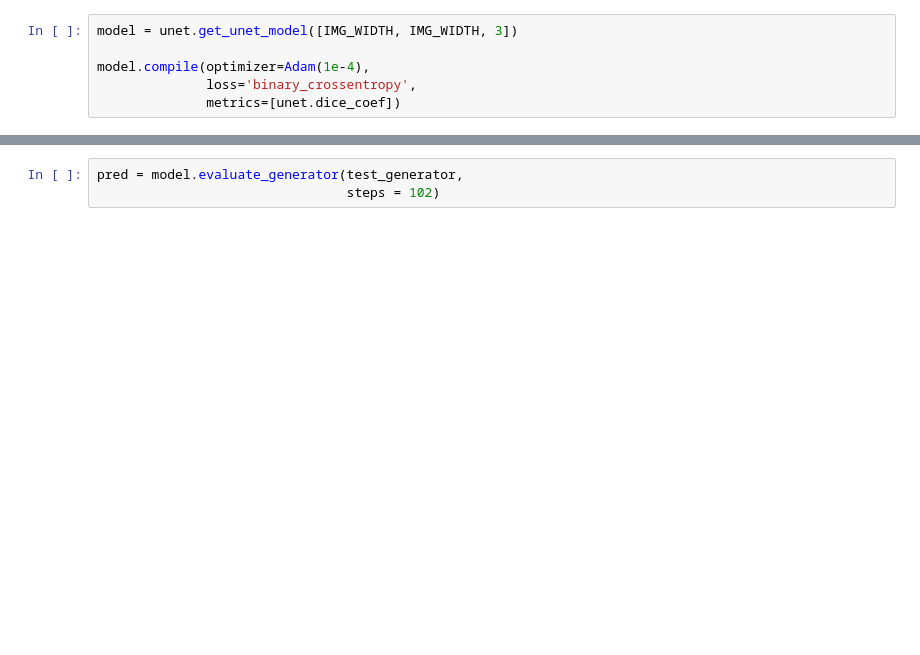
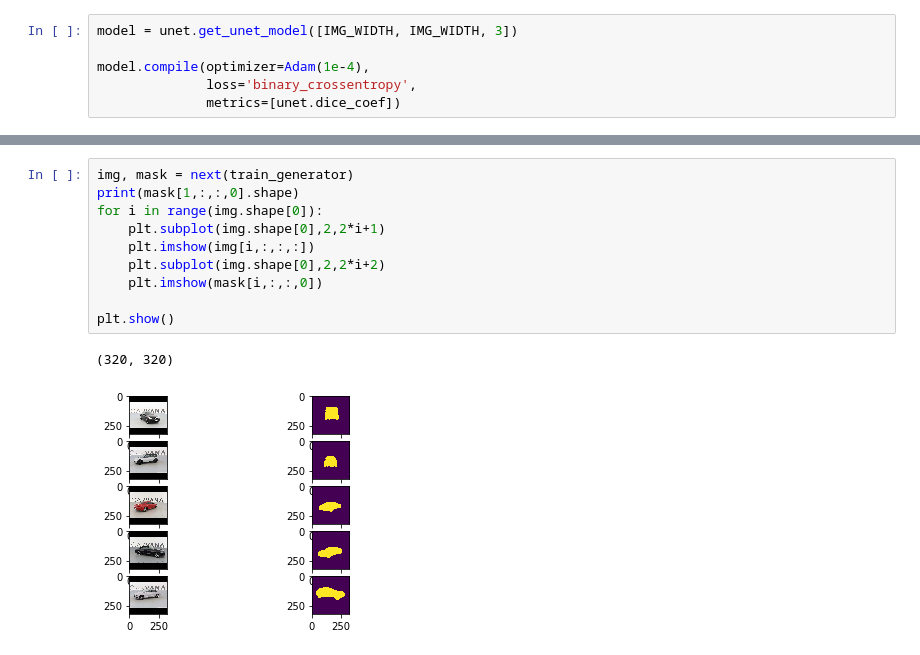
Before and after one commit to aakaashjois/Background-Separation-using-U-Net, a Jupyter notebook: code.ipynb, the cells around one changed output, grey strips where cells are left out. Drawn from its saved outputs; the diff is of its cells as text; blank space fills up the shorter version.

Commit message:
Training trials, detected unmatched data and masks

```diff
--- a/code.ipynb
+++ b/code.ipynb
@@ -67,3 +88,13 @@ hist = model.fit_generator(train_generator,
-# %%
-pred = model.evaluate_generator(test_generator,
-                                steps = 102)
+# %%
+img, mask = next(train_generator)
+print(mask[1,:,:,0].shape)
+for i in range(img.shape[0]):
+    plt.subplot(img.shape[0],2,2*i+1)
+    plt.imshow(img[i,:,:,:])
+    plt.subplot(img.shape[0],2,2*i+2)
+    plt.imshow(mask[i,:,:,0])
+
+plt.show()
+# %% [output]
+(320, 320)
+[figure, added]
```
Also changed, not shown: parts of 4 cells of this notebook.
